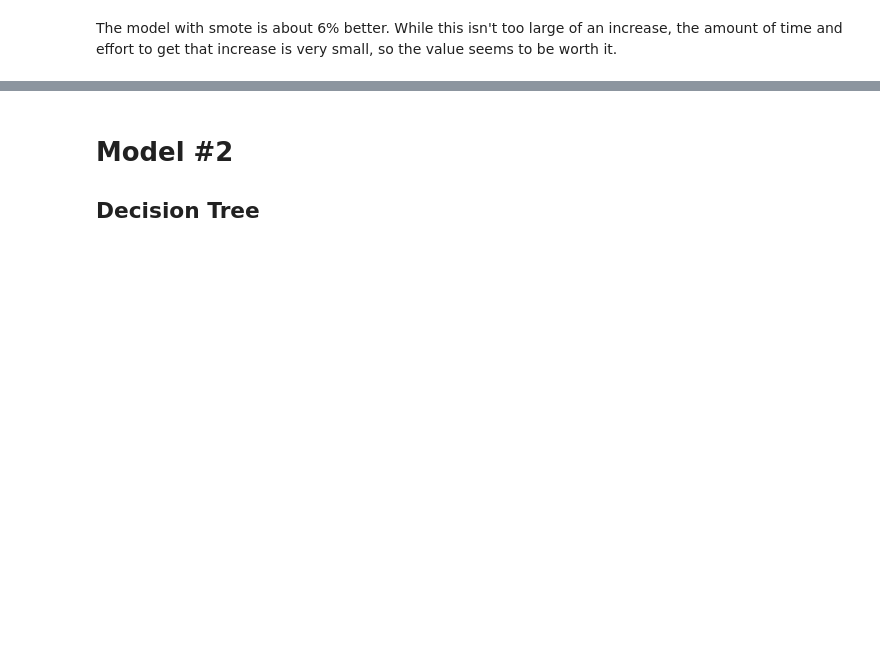
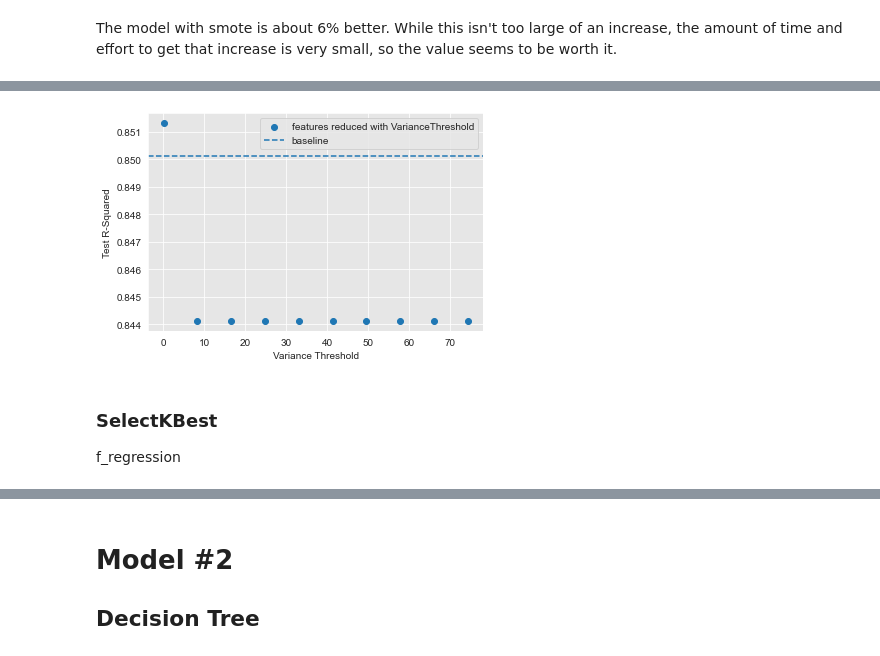
Before and after one commit to Djohnson1313/Predicting_customer_churn, a Jupyter notebook: predicting_customer_churn.ipynb, the cells around one changed output, grey strips where cells are left out. Drawn from its saved outputs; the diff is of its cells as text; code cells hidden in the pictures; blank space fills up the shorter version.

```diff
--- a/predicting_customer_churn.ipynb
+++ b/predicting_customer_churn.ipynb
@@ -705,0 +776,12 @@ The model with smote is about 6% better. While this isn't too large of an increa
+# %%
+fig, ax = plt.subplots()
+ax.scatter(threshold_ranges, reduced_r2s, label="features reduced with VarianceThreshold")
+ax.axhline(y=r2, linestyle="--", label="baseline")
+ax.set_xlabel("Variance Threshold")
+ax.set_ylabel("Test R-Squared")
+ax.legend();
+# %% [output]
+[figure, added]
+# %% [markdown]
+### SelectKBest
+f_regression
```
Also changed, not shown: parts of 30 cells of this notebook.
